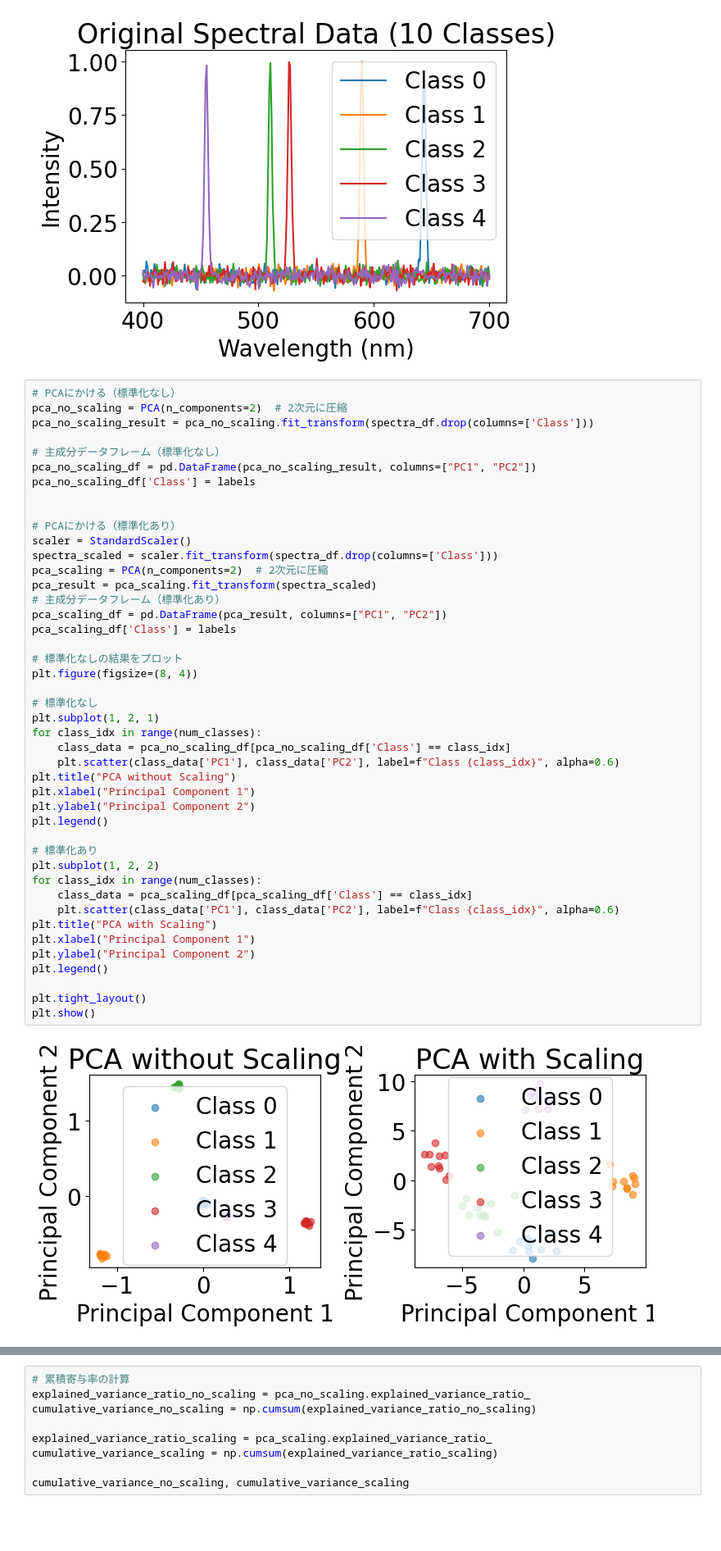
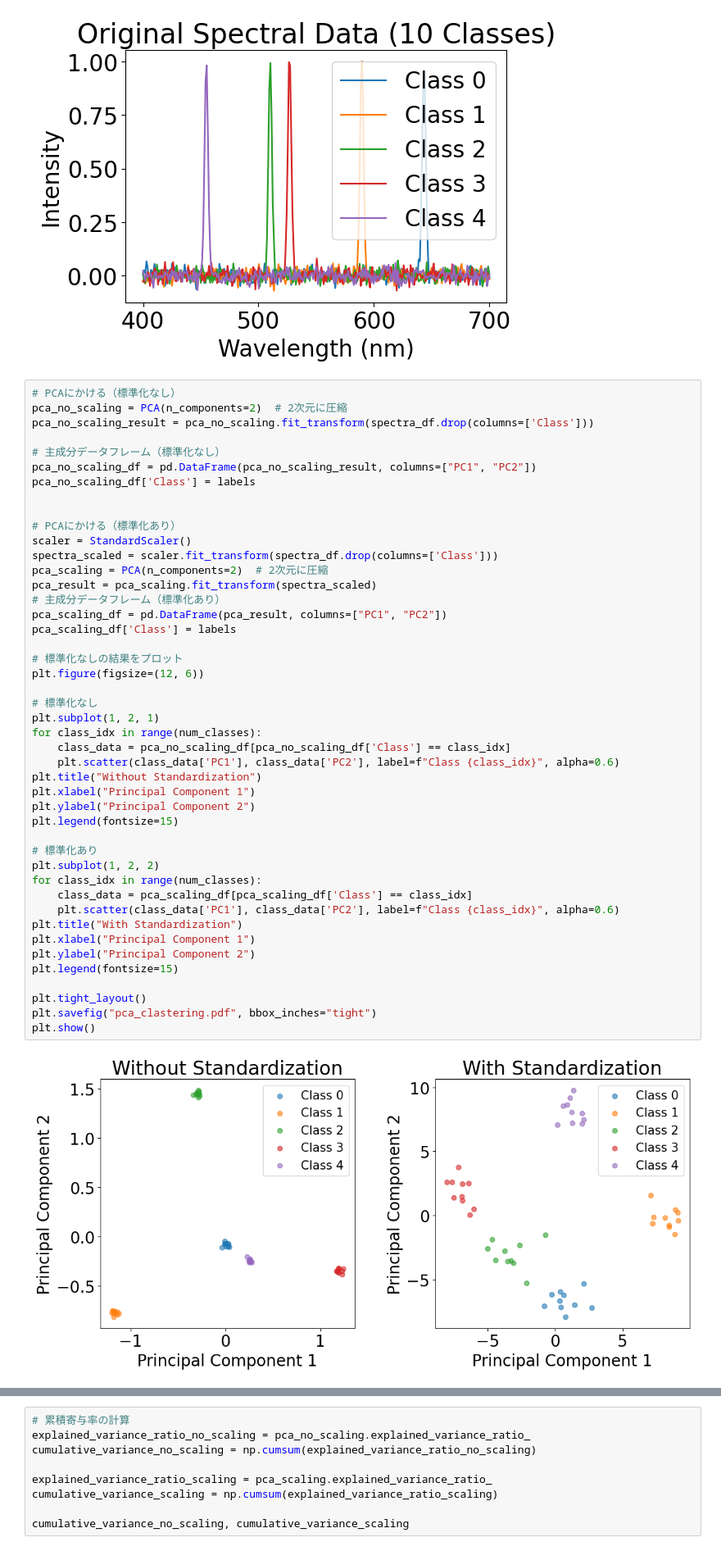
Before and after one commit to junya737/Standardize-PCA, a Jupyter notebook: main.ipynb, the cells around one changed output, grey strips where cells are left out. Shown at 82% size. Cells and saved outputs as stored; diff of their text form; blank space fills up the shorter version.

```diff
--- a/main.ipynb
+++ b/main.ipynb
@@ -114,39 +114,40 @@ pca_no_scaling_df['Class'] = labels
 # PCAにかける（標準化あり）
 scaler = StandardScaler()
 spectra_scaled = scaler.fit_transform(spectra_df.drop(columns=['Class']))
 pca_scaling = PCA(n_components=2)  # 2次元に圧縮
 pca_result = pca_scaling.fit_transform(spectra_scaled)
 # 主成分データフレーム（標準化あり）
 pca_scaling_df = pd.DataFrame(pca_result, columns=["PC1", "PC2"])
 pca_scaling_df['Class'] = labels
 
 # 標準化なしの結果をプロット
-plt.figure(figsize=(8, 4))
+plt.figure(figsize=(12, 6))
 
 # 標準化なし
 plt.subplot(1, 2, 1)
 for class_idx in range(num_classes):
     class_data = pca_no_scaling_df[pca_no_scaling_df['Class'] == class_idx]
     plt.scatter(class_data['PC1'], class_data['PC2'], label=f"Class {class_idx}", alpha=0.6)
-plt.title("PCA without Scaling")
+plt.title("Without Standardization")
 plt.xlabel("Principal Component 1")
 plt.ylabel("Principal Component 2")
-plt.legend()
+plt.legend(fontsize=15)
 
 # 標準化あり
 plt.subplot(1, 2, 2)
 for class_idx in range(num_classes):
     class_data = pca_scaling_df[pca_scaling_df['Class'] == class_idx]
     plt.scatter(class_data['PC1'], class_data['PC2'], label=f"Class {class_idx}", alpha=0.6)
-plt.title("PCA with Scaling")
+plt.title("With Standardization")
 plt.xlabel("Principal Component 1")
 plt.ylabel("Principal Component 2")
-plt.legend()
+plt.legend(fontsize=15)
 
 plt.tight_layout()
+plt.savefig("pca_clastering.pdf", bbox_inches="tight")
 plt.show()
 # %% [output]
-[figure, old version]
+[figure, new version]
 # %%
 # 標準化されたデータをデータフレーム化
 spectra_scaled_df = pd.DataFrame(spectra_scaled, columns=[f"Wavelength_{int(w)}" for w in wavelengths])
```
Also changed, not shown: parts of 2 cells of this notebook, 3 other files.
